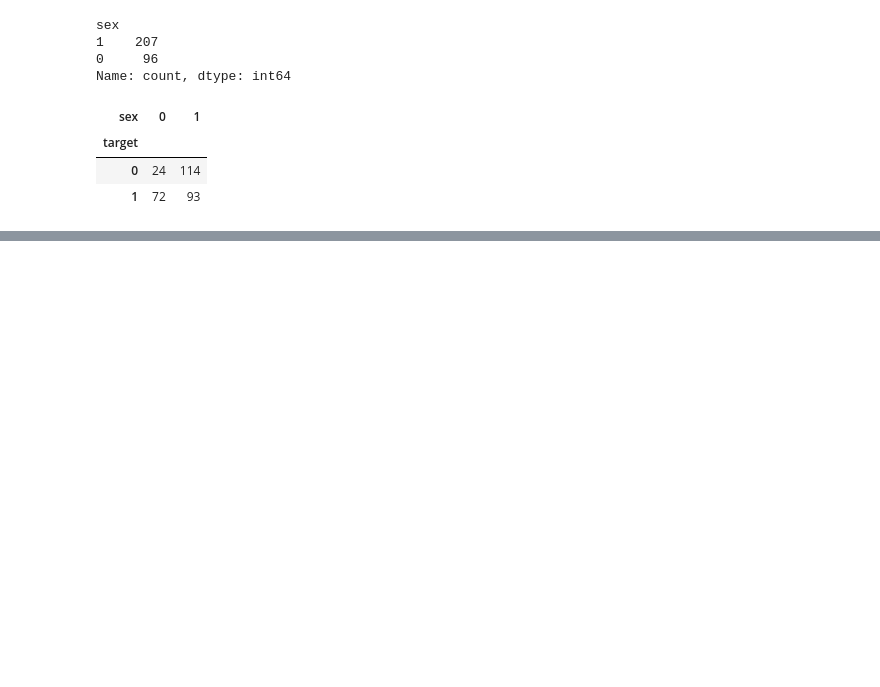
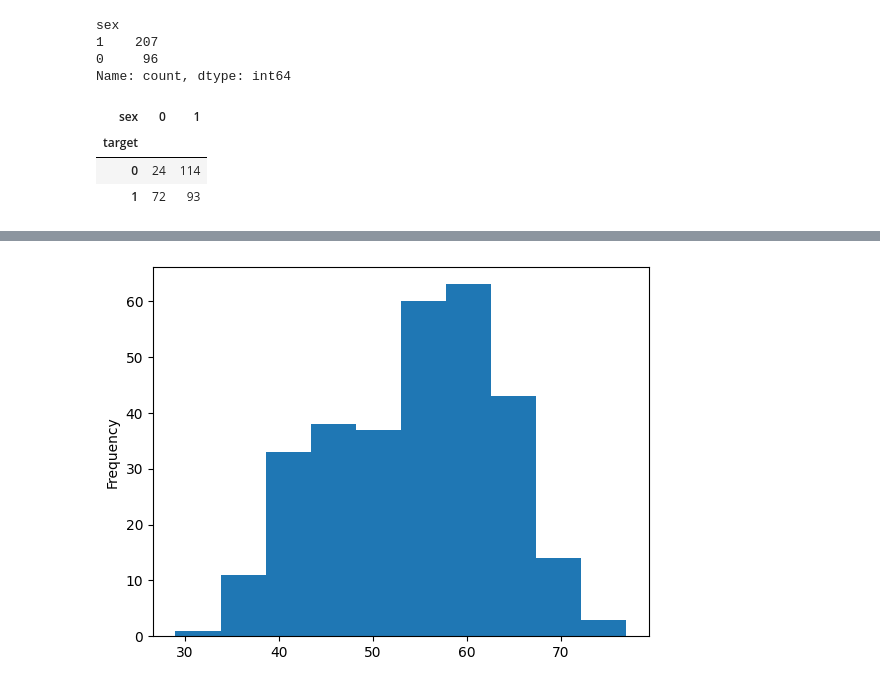
Before and after one commit to Mohammed-100700/Heart-Disease-Classification-using-ML, a Jupyter notebook: end-to-end-heart-disease-classification.ipynb, the cells around one changed output, grey strips where cells are left out. Drawn from its saved outputs; the diff is of its cells as text; code cells hidden in the pictures; blank space fills up the shorter version.

```diff
--- a/end-to-end-heart-disease-classification.ipynb
+++ b/end-to-end-heart-disease-classification.ipynb
@@ -197,0 +238,5 @@ plt.legend(["Female", "Male"]);
+# %%
+# Check the distribution of the age column with a histogram
+df.age.plot.hist();
+# %% [output]
+[figure, added]
```
Also changed, not shown: parts of 7 cells of this notebook.
